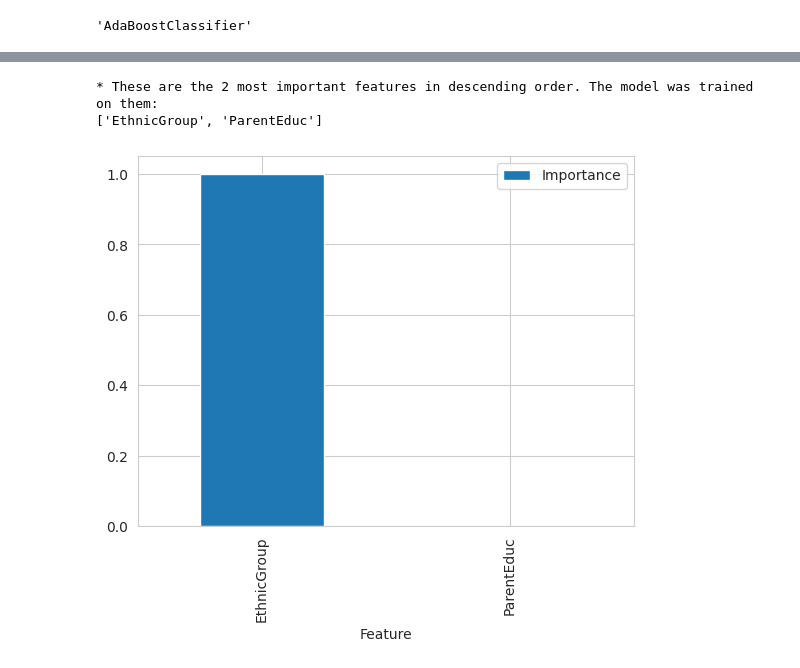
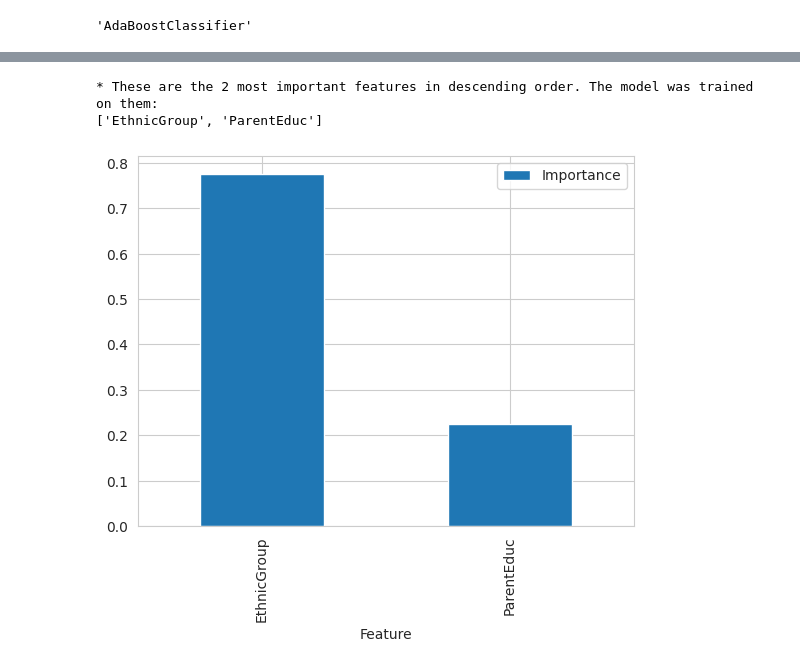
Before and after one commit to A-Hoenig/student-AI, a Jupyter notebook: jupyter_notebooks/NB_8c_math_model_class_2.ipynb, the cells around one changed output, grey strips where cells are left out. Cells and saved outputs as stored; diff of their text form; code cells hidden in the pictures.

```diff
--- a/jupyter_notebooks/NB_8c_math_model_class_2.ipynb
+++ b/jupyter_notebooks/NB_8c_math_model_class_2.ipynb
@@ -459,6 +349,6 @@ test_parameters = {
                             }
   }
 # %%
-parameters_search = HyperparameterOptimizationSearch(models=best_models, parameters=test_parameters)
+parameters_search = HyperparameterOptimizationSearch(models=classifier_list, parameters=parameter_list)
 parameters_search.fit(math_train_features, math_train_scores, scoring=make_scorer(recall_score, labels=[0], average=None), n_jobs=-1, cv=5)
 # %% [output]
@@ -472,4 +362,4 @@ Fitting 5 folds for each of 12 candidates, totalling 60 fits
 # %%
-parameters_grid_search_summary, parameters_grid_search_pipelines = parameters_search.score_summary(sort_by='mean_score')
-parameters_grid_search_summary
+parameters_summary, parameters_pipeliness = parameters_search.score_summary(sort_by='mean_score')
+parameters_summary.head()
 # %% [output]
@@ -492,5 +375,5 @@ This is a very large improvement for the AdaBoostClassifier, now at 0.875. The X
 # %%
-maths_best_model = parameters_grid_search_summary.iloc[0,0]
-maths_best_model
+best_model = parameters_summary.iloc[0,0]
+best_model
 # %% [output]
 'AdaBoostClassifier'
@@ -515,0 +385,3 @@ Pipeline(steps=[('OrdinalCategoricalEncoder',
+# %%
+test_pipeline = parameters_pipeliness[best_model].best_estimator_
+test_pipeline
@@ -516,27 +399,27 @@ Pipeline(steps=[('OrdinalCategoricalEncoder',
 # %%
 data_cleaning_feat_eng_steps = 1
-columns_after_data_cleaning_feat_eng = (Pipeline(pipeline_classifier.steps[:data_cleaning_feat_eng_steps])
+columns_after_data_cleaning_feat_eng = (Pipeline(test_pipeline.steps[:data_cleaning_feat_eng_steps])
                                         .transform(math_train_features)
                                         .columns)
 
-best_features = columns_after_data_cleaning_feat_eng[pipeline_classifier['feature_selection'].get_support()].to_list()
+best_features_2 = columns_after_data_cleaning_feat_eng[test_pipeline['feature_selection'].get_support()].to_list()
 
 # create DataFrame to display feature importance
-df_feature_importance = (pd.DataFrame(data={
-          'Feature': columns_after_data_cleaning_feat_eng[pipeline_classifier['feature_selection'].get_support()],
-          'Importance': pipeline_classifier['model'].feature_importances_})
+df_feature_importance_2 = (pd.DataFrame(data={
+          'Feature': columns_after_data_cleaning_feat_eng[test_pipeline['feature_selection'].get_support()],
+          'Importance': test_pipeline['model'].feature_importances_})
   .sort_values(by='Importance', ascending=False)
   )
 
-maths_best_features = df_feature_importance['Feature'].to_list() # reassign best features in order
+maths_efd_2_best_features = df_feature_importance_2['Feature'].to_list() # reassign best features in order
 
 # Most important features statement and plot
-print(f"* These are the {len(best_features)} most important features in descending order. "
-      f"The model was trained on them: \n{best_features}")
+print(f"* These are the {len(best_features_2)} most important features in descending order. "
+      f"The model was trained on them: \n{best_features_2}")
 
-df_feature_importance.plot(kind='bar',x='Feature',y='Importance')
+df_feature_importance_2.plot(kind='bar',x='Feature',y='Importance')
 plt.show()
 # %% [output]
 * These are the 2 most important features in descending order. The model was trained on them:
 ['EthnicGroup', 'ParentEduc']
-[figure, old version]
+[figure, new version]
```
Also changed, not shown: parts of 50 cells of this notebook, 10 other files.
